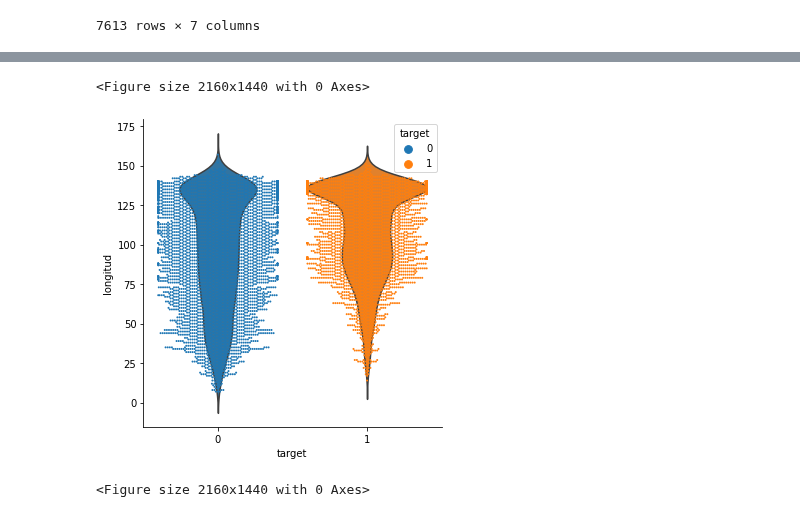
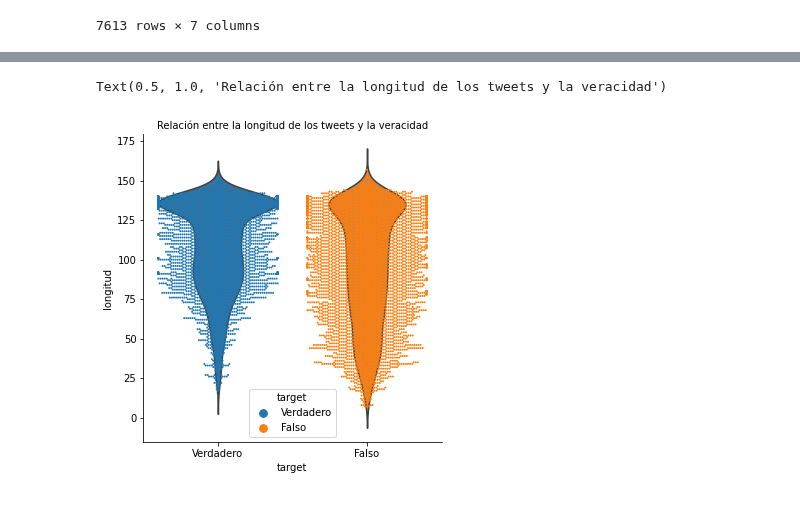
Before and after one commit to JulioCastillo1/TP1-Datos, a Jupyter notebook: Violin_Plot.ipynb, the cells around one changed output, grey strips where cells are left out. Drawn from its saved outputs; the diff is of its cells as text; code cells hidden in the pictures.

Commit message:
Modifico configuración de violin plot.

```diff
--- a/Violin_Plot.ipynb
+++ b/Violin_Plot.ipynb
@@ -32,8 +46,0 @@ data=tweetsLengths[['target','longitud']]
-# %%
-plt.figure(figsize=(15,12))
-plt.rc('xtick', labelsize=10)
-plt.rc('ytick', labelsize=10)
-plt.title("Relación entre la longitud de los tweets y la veracidad", fontsize=25)
-plt.xlabel("Target", fontsize=20)
-plt.ylabel("Longitud de los tweets", fontsize=20)
-sns.violinplot(x="target", y="longitud", data=data)
@@ -42,0 +47,3 @@ sns.violinplot(x="target", y="longitud", data=data)
+# %%
+data.target.replace([0,1],['Falso','Verdadero'],inplace=True)
+data
@@ -43,14 +68,16 @@ sns.violinplot(x="target", y="longitud", data=data)
 # %%
 
 #plt.rc('xtick', labelsize=10)
 #plt.rc('ytick', labelsize=10)
 #plt.xlabel("Target", fontsize=20)
 #plt.ylabel("Longitud de los tweets", fontsize=20)
-catplot=sns.catplot(x="target", y="longitud", kind="violin", inner=None, heigth=5, data=data)
+#plt.figure(figsize=(30,20))
+catplot=sns.catplot(x="target", y="longitud", kind="violin", inner=None, heigth=10, data=data)
+plt.title("Relación entre la longitud de los tweets y la veracidad", fontsize=10)
+#plt.figure(figsize=(30,20))
 sns.swarmplot(x="target", y="longitud", size=2, data=data, ax=catplot.ax, hue="target")
-plt.figure(figsize=(30,20))
-#plt.title("Relación entre la longitud de los tweets y la veracidad", fontsize=25)
+plt.title("Relación entre la longitud de los tweets y la veracidad", fontsize=10)
+#plt.figure(figsize=(30,20))
 # %% [output]
-<Figure size 2160x1440 with 0 Axes>
+Text(0.5, 1.0, 'Relación entre la longitud de los tweets y la veracidad')
-[figure, old version]
+[figure, new version]
-<Figure size 2160x1440 with 0 Axes>
```
Also changed, not shown: parts of 3 cells of this notebook.
